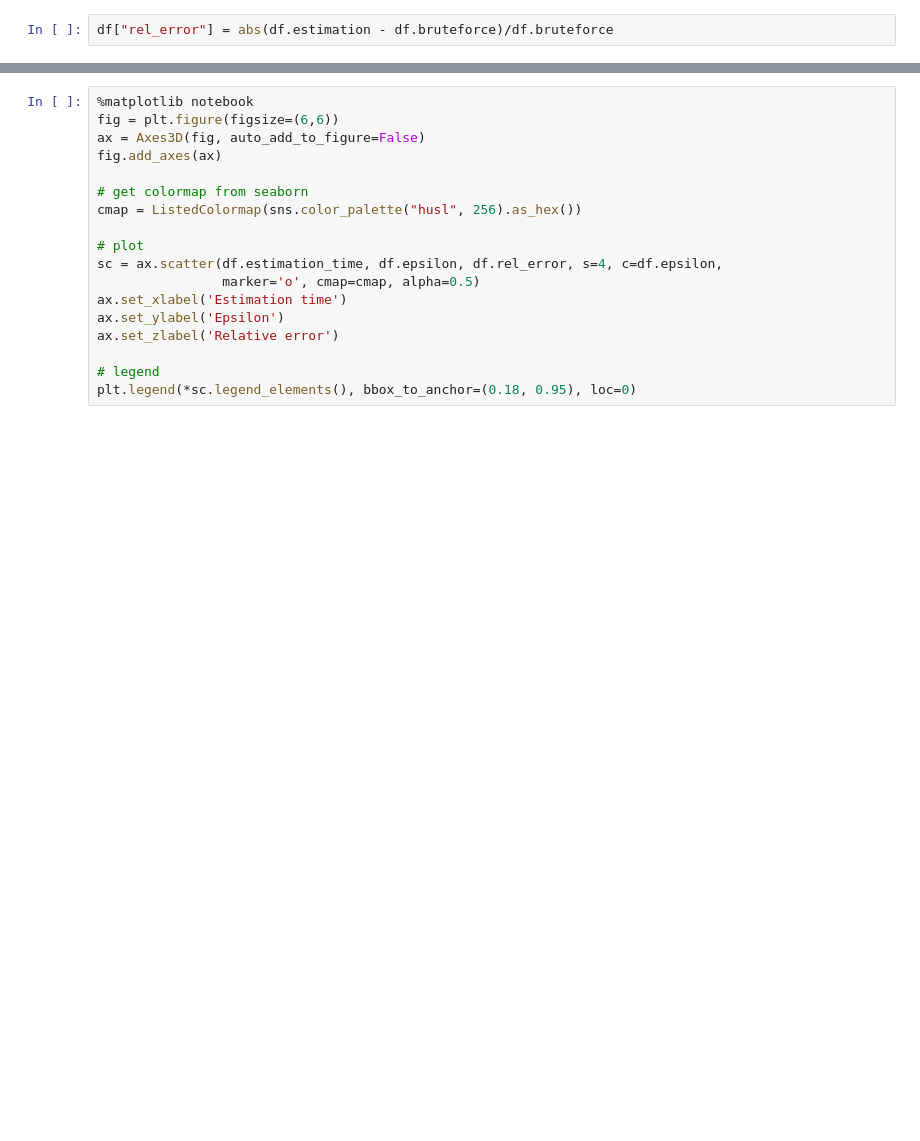
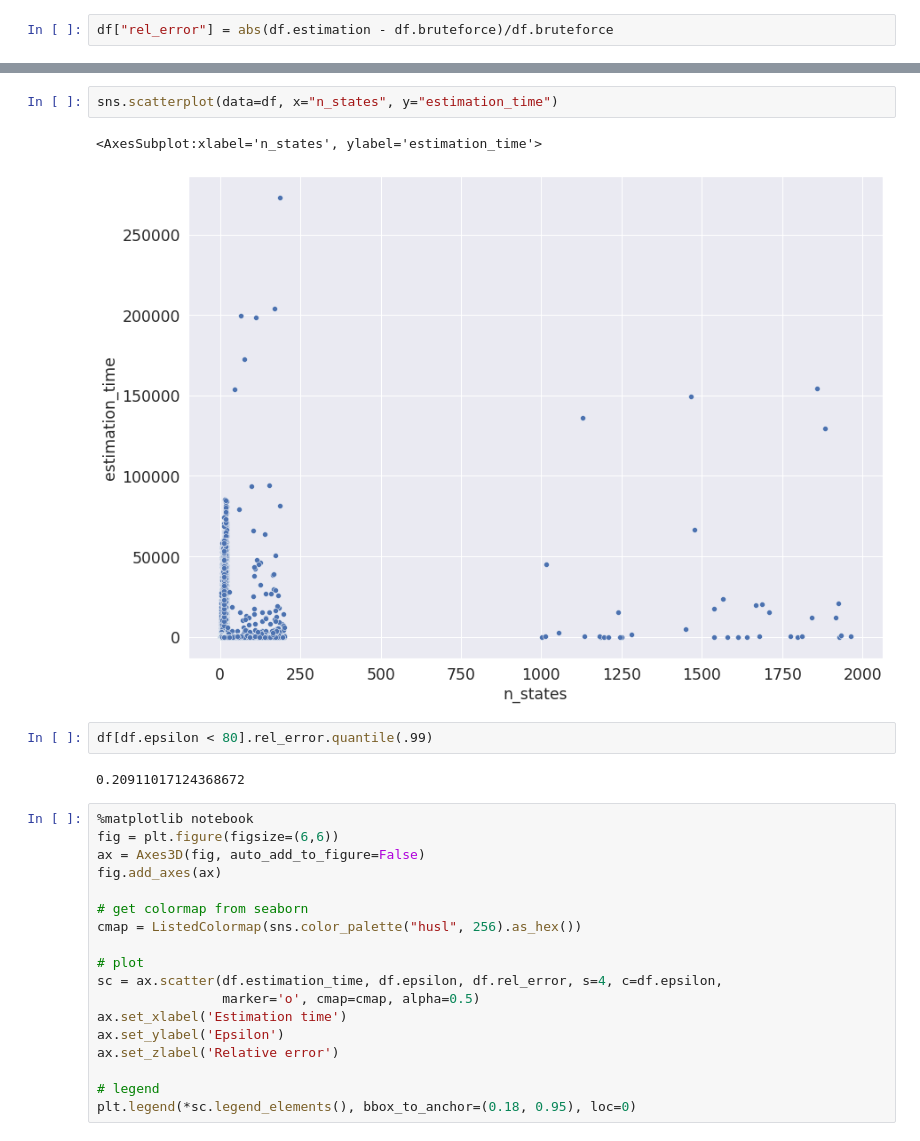
Before and after one commit to viantirreau/count-nfa, a Jupyter notebook: cpp_bindings.ipynb, the cells around one changed output, grey strips where cells are left out. Saved outputs shown, nothing was run; the diff lists cells and outputs as text; blank space fills up the shorter version.

```diff
--- a/cpp_bindings.ipynb
+++ b/cpp_bindings.ipynb
@@ -135,3 +128,12 @@ df[df.epsilon < 80].rel_error.quantile(.99)
+# %%
+sns.scatterplot(data=df, x="n_states", y="estimation_time")
+# %% [output]
+<AxesSubplot:xlabel='n_states', ylabel='estimation_time'>
+[figure, added]
+# %%
+df[df.epsilon < 80].rel_error.quantile(.99)
+# %% [output]
+0.20911017124368672
 # %%
 %matplotlib notebook
 fig = plt.figure(figsize=(6,6))
```
Also changed, not shown: parts of 22 cells of this notebook, 1 other file.
